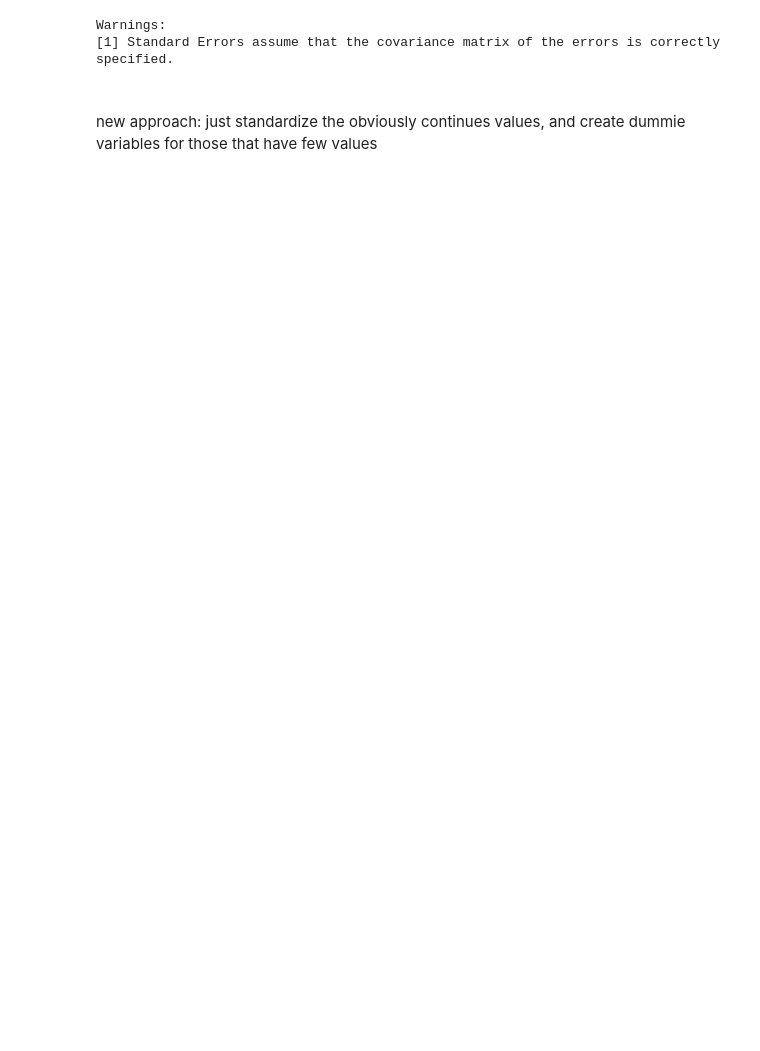
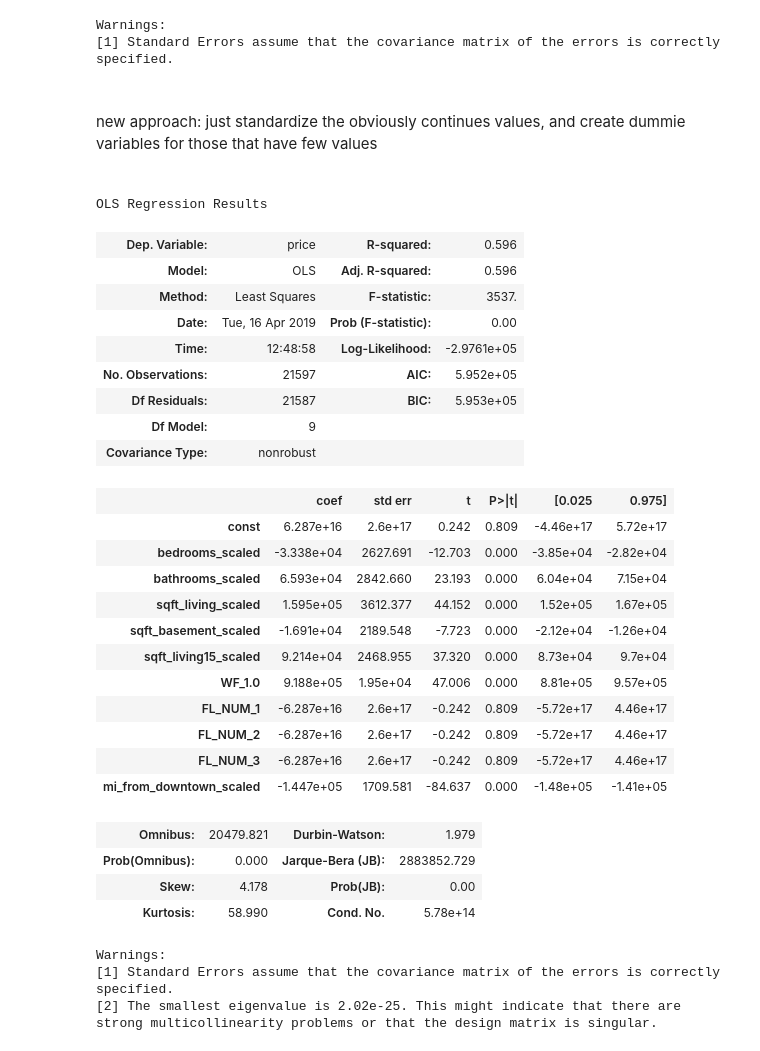
Before and after one commit to AnnaLara/dsc-1-final-project, a Jupyter notebook: draft.ipynb, the cells around one changed output. Drawn from its saved outputs; the diff is of its cells as text; code cells hidden in the pictures; blank space fills up the shorter version.

```diff
--- a/draft.ipynb
+++ b/draft.ipynb
@@ -980,3 +980,21 @@ new approach: just standardize the obviously continues values, and create dummie
 
 
 ###
+# %%
+#'sqft_living_scaled','sqft_basement_scaled','sqft_living15_scaled were scaled on basis of transformed (log+minmax) data.
+#will try to scale on basis of just log transformed data
+predictors = df_scaled_with_floors[['bedrooms_scaled','bathrooms_scaled','sqft_living_scaled','sqft_basement_scaled','sqft_living15_scaled',
+                                    'WF_1.0', 'FL_NUM_1', 'FL_NUM_2', 'FL_NUM_3', 'mi_from_downtown_scaled']]
+
+#Continious values: sqft_living, sqft_basement, sqft_living15, mi_from_downtown
+#mi_from_downtown_scaled was made based on log transform data
+
+#to keep track of changes, create new df
+
+df_price_with_predictors = df_scaled_with_floors.copy()
+
+#Change scaled values
+df_price_with_predictors['sqft_living_scaled'] = normalize(df_price_with_predictors['sqft_living_log'])
+df_price_with_predictors['sqft_living15_scaled'] = normalize(df_price_with_predictors['sqft_living15_log'])
+#we did not use log transformed value since they produced abnormal data
+df_price_with_predictors['sqft_basement_scaled'] = normalize(df_price_with_predictors['sqft_basement'])
@@ -982,0 +1007,41 @@ new approach: just standardize the obviously continues values, and create dummie
+# %%
+#see if it changes R squared
+
+target = df_price_with_predictors.price
+predictors = df_price_with_predictors[['bedrooms_scaled','bathrooms_scaled','sqft_living_scaled','sqft_basement_scaled','sqft_living15_scaled',
+                                    'WF_1.0', 'FL_NUM_1', 'FL_NUM_2', 'FL_NUM_3', 'mi_from_downtown_scaled']]
+
+predictors_int = sm.add_constant(predictors)
+model = sm.OLS(target, predictors_int).fit()
+model.summary()
+# %% [output]
+OLS Regression Results
+| Dep. Variable: | price | R-squared: | 0.596 |
+| Model: | OLS | Adj. R-squared: | 0.596 |
+| Method: | Least Squares | F-statistic: | 3537. |
+| Date: | Tue, 16 Apr 2019 | Prob (F-statistic): | 0.00 |
+| Time: | 12:48:58 | Log-Likelihood: | -2.9761e+05 |
+| No. Observations: | 21597 | AIC: | 5.952e+05 |
+| Df Residuals: | 21587 | BIC: | 5.953e+05 |
+| Df Model: | 9 |  |  |
+| Covariance Type: | nonrobust |  |  |
+|  | coef | std err | t | P>|t| | [0.025 | 0.975] |
+| const | 6.287e+16 | 2.6e+17 | 0.242 | 0.809 | -4.46e+17 | 5.72e+17 |
+| bedrooms_scaled | -3.338e+04 | 2627.691 | -12.703 | 0.000 | -3.85e+04 | -2.82e+04 |
+| bathrooms_scaled | 6.593e+04 | 2842.660 | 23.193 | 0.000 | 6.04e+04 | 7.15e+04 |
+| sqft_living_scaled | 1.595e+05 | 3612.377 | 44.152 | 0.000 | 1.52e+05 | 1.67e+05 |
+| sqft_basement_scaled | -1.691e+04 | 2189.548 | -7.723 | 0.000 | -2.12e+04 | -1.26e+04 |
+| sqft_living15_scaled | 9.214e+04 | 2468.955 | 37.320 | 0.000 | 8.73e+04 | 9.7e+04 |
+| WF_1.0 | 9.188e+05 | 1.95e+04 | 47.006 | 0.000 | 8.81e+05 | 9.57e+05 |
+| FL_NUM_1 | -6.287e+16 | 2.6e+17 | -0.242 | 0.809 | -5.72e+17 | 4.46e+17 |
+| FL_NUM_2 | -6.287e+16 | 2.6e+17 | -0.242 | 0.809 | -5.72e+17 | 4.46e+17 |
+| FL_NUM_3 | -6.287e+16 | 2.6e+17 | -0.242 | 0.809 | -5.72e+17 | 4.46e+17 |
+| mi_from_downtown_scaled | -1.447e+05 | 1709.581 | -84.637 | 0.000 | -1.48e+05 | -1.41e+05 |
+| Omnibus: | 20479.821 | Durbin-Watson: | 1.979 |
+| Prob(Omnibus): | 0.000 | Jarque-Bera (JB): | 2883852.729 |
+| Skew: | 4.178 | Prob(JB): | 0.00 |
+| Kurtosis: | 58.990 | Cond. No. | 5.78e+14 |
+Warnings:
+[1] Standard Errors assume that the covariance matrix of the errors is correctly specified.
+[2] The smallest eigenvalue is 2.02e-25. This might indicate that there are
+strong multicollinearity problems or that the design matrix is singular.
```
Also changed, not shown: parts of 17 cells of this notebook.
